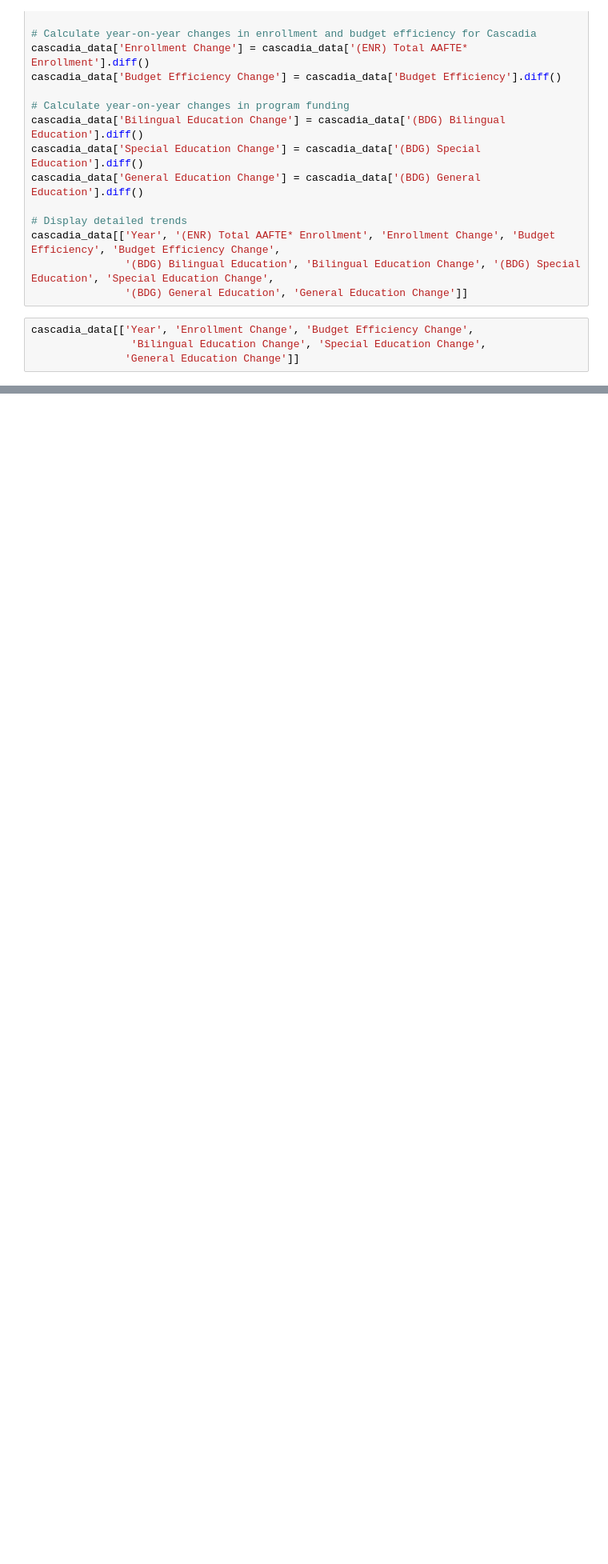
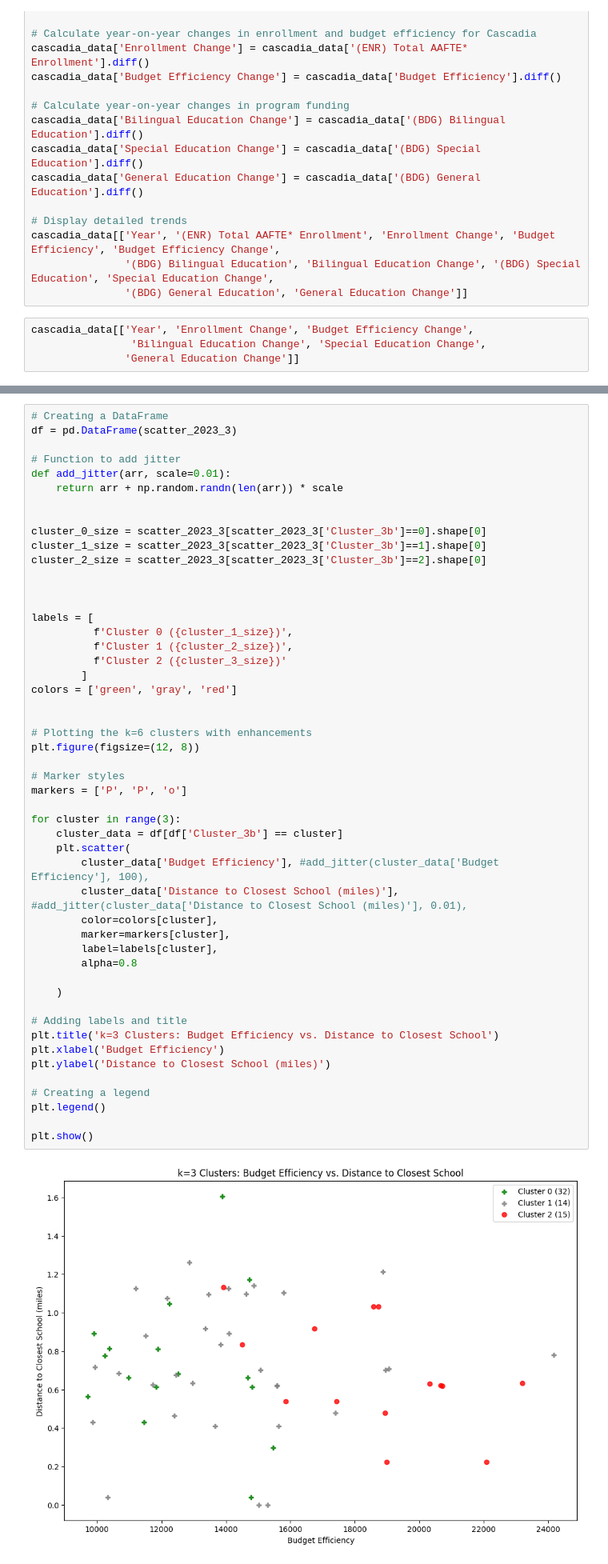
Before and after one commit to chrislydick/sps-budget-analysis, a Jupyter notebook: elementary_school_data_extract.ipynb, the cells around one changed output, grey strips where cells are left out. Shown at 80% size. Cells and saved outputs as stored; diff of their text form; blank space fills up the shorter version.

```diff
--- a/elementary_school_data_extract.ipynb
+++ b/elementary_school_data_extract.ipynb
@@ -324,0 +844,52 @@ cascadia_data[['Year', 'Enrollment Change', 'Budget Efficiency Change',
+# %%
+# Creating a DataFrame
+df = pd.DataFrame(scatter_2023_3)
+
+# Function to add jitter
+def add_jitter(arr, scale=0.01):
+    return arr + np.random.randn(len(arr)) * scale
+
+
+cluster_0_size = scatter_2023_3[scatter_2023_3['Cluster_3b']==0].shape[0]
+cluster_1_size = scatter_2023_3[scatter_2023_3['Cluster_3b']==1].shape[0]
+cluster_2_size = scatter_2023_3[scatter_2023_3['Cluster_3b']==2].shape[0]
+
+
+
+labels = [
+          f'Cluster 0 ({cluster_1_size})',
+          f'Cluster 1 ({cluster_2_size})',
+          f'Cluster 2 ({cluster_3_size})'
+        ]
+colors = ['green', 'gray', 'red']
+
+
+# Plotting the k=6 clusters with enhancements
+plt.figure(figsize=(12, 8))
+
+# Marker styles
+markers = ['P', 'P', 'o']
+
+for cluster in range(3):
+    cluster_data = df[df['Cluster_3b'] == cluster]
+    plt.scatter(
+        cluster_data['Budget Efficiency'], #add_jitter(cluster_data['Budget Efficiency'], 100),
+        cluster_data['Distance to Closest School (miles)'], #add_jitter(cluster_data['Distance to Closest School (miles)'], 0.01),
+        color=colors[cluster],
+        marker=markers[cluster],
+        label=labels[cluster],
+        alpha=0.8
+
+    )
+
+# Adding labels and title
+plt.title('k=3 Clusters: Budget Efficiency vs. Distance to Closest School')
+plt.xlabel('Budget Efficiency')
+plt.ylabel('Distance to Closest School (miles)')
+
+# Creating a legend
+plt.legend()
+
+plt.show()
+# %% [output]
+[figure, added]
```
Also changed, not shown: parts of 18 cells of this notebook, 2 other files.
